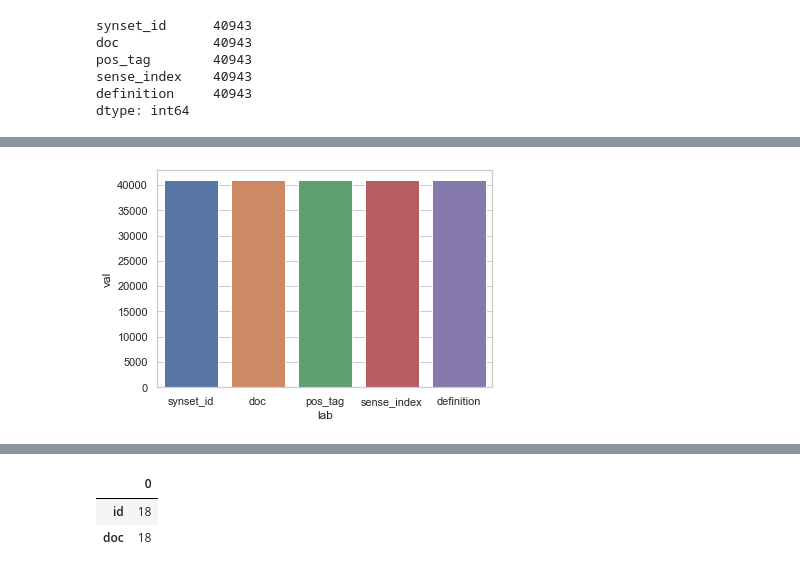
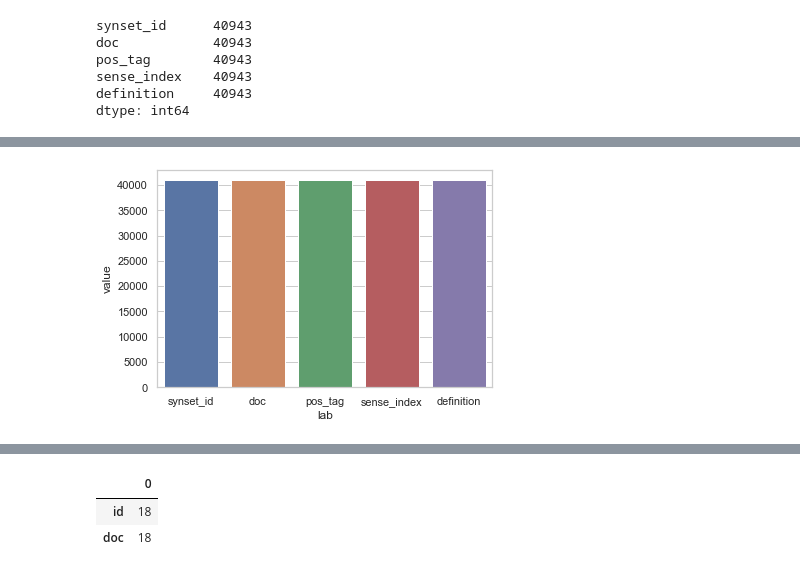
Before and after one commit to xhosaBoy/hyper-neural-tensorfactorisation, a Jupyter notebook: notebooks/WN18.ipynb, the cells around one changed output, grey strips where cells are left out. Cells and saved outputs as stored; diff of their text form; code cells hidden in the pictures.

```diff
--- a/notebooks/WN18.ipynb
+++ b/notebooks/WN18.ipynb
@@ -88,4 +80,5 @@ sense_index    40943
 definition     40943
 dtype: int64
 # %%
-df_entity_copy = df_entity.count().to_frame()
+df_entity_counts = df_entity.count().to_frame()
+df_entity_counts.head()
@@ -120,0 +92,3 @@ df_entity_copy
+# %%
+df_entity_counts = df_entity_counts.reset_index().rename(columns={'index': 'lab', 0: 'value'})
+df_entity_counts.head()
@@ -121,6 +102,6 @@ df_entity_copy
 # %%
-ax = sns.barplot(x="lab", y="val", data=df_entity_copy)
+ax = sns.barplot(x="lab", y="value", data=df_entity_counts)
 # %% [output]
-[figure, old version]
+[figure, new version]
 # %%
 df_relation = psql.read_sql("SELECT * FROM relation", connection)
```
Also changed, not shown: parts of 24 cells of this notebook, 1 other file.
